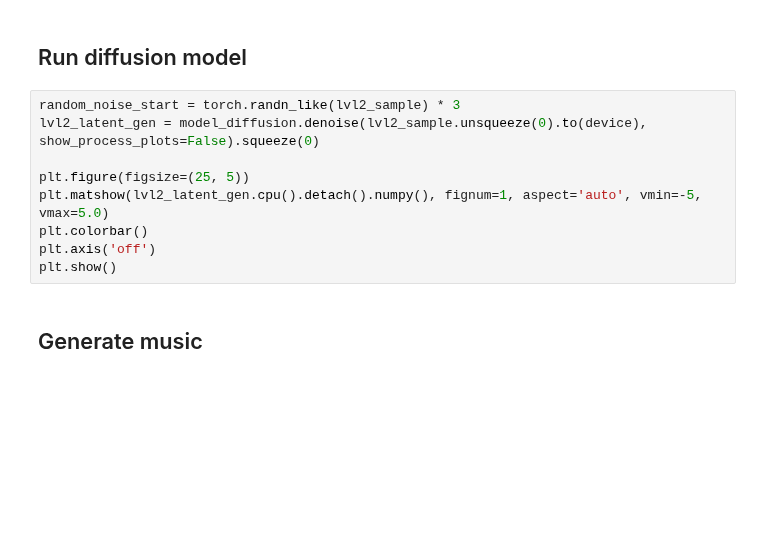
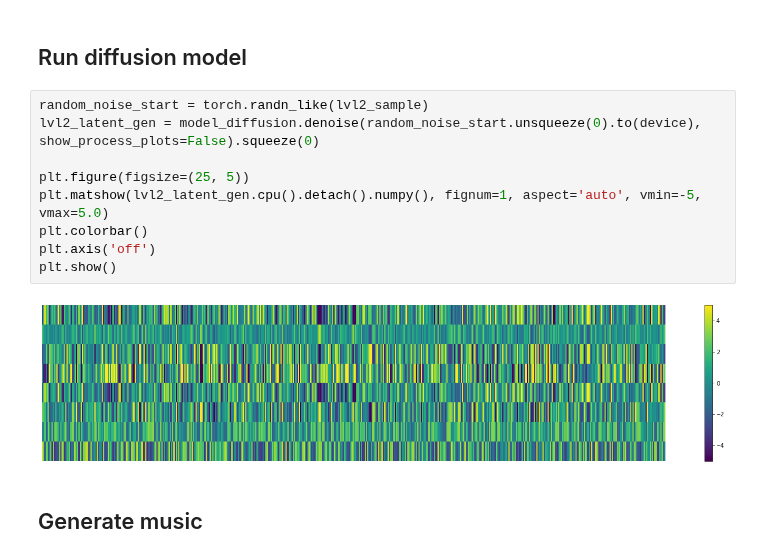
Before and after one commit to VovaTch/Infected_hdiff, a Jupyter notebook: test_diff_lvl1.ipynb, the cells around one changed output. Cells and saved outputs as stored; diff of their text form; blank space fills up the shorter version.

Commit message:
WIP on wavenet diffusion

```diff
--- a/test_diff_lvl1.ipynb
+++ b/test_diff_lvl1.ipynb
@@ -87,14 +112,16 @@ plt.show()
 # %% [markdown]
 ## Run diffusion model
 # %%
-random_noise_start = torch.randn_like(lvl2_sample) * 3
-lvl2_latent_gen = model_diffusion.denoise(lvl2_sample.unsqueeze(0).to(device), show_process_plots=False).squeeze(0)
+random_noise_start = torch.randn_like(lvl2_sample)
+lvl2_latent_gen = model_diffusion.denoise(random_noise_start.unsqueeze(0).to(device), show_process_plots=False).squeeze(0)
 
 plt.figure(figsize=(25, 5))
 plt.matshow(lvl2_latent_gen.cpu().detach().numpy(), fignum=1, aspect='auto', vmin=-5, vmax=5.0)
 plt.colorbar()
 plt.axis('off')
 plt.show()
+# %% [output]
+[figure, added]
 # %% [markdown]
 ## Generate music
 # %%
```
Also changed, not shown: parts of 3 cells of this notebook, 4 other files.
